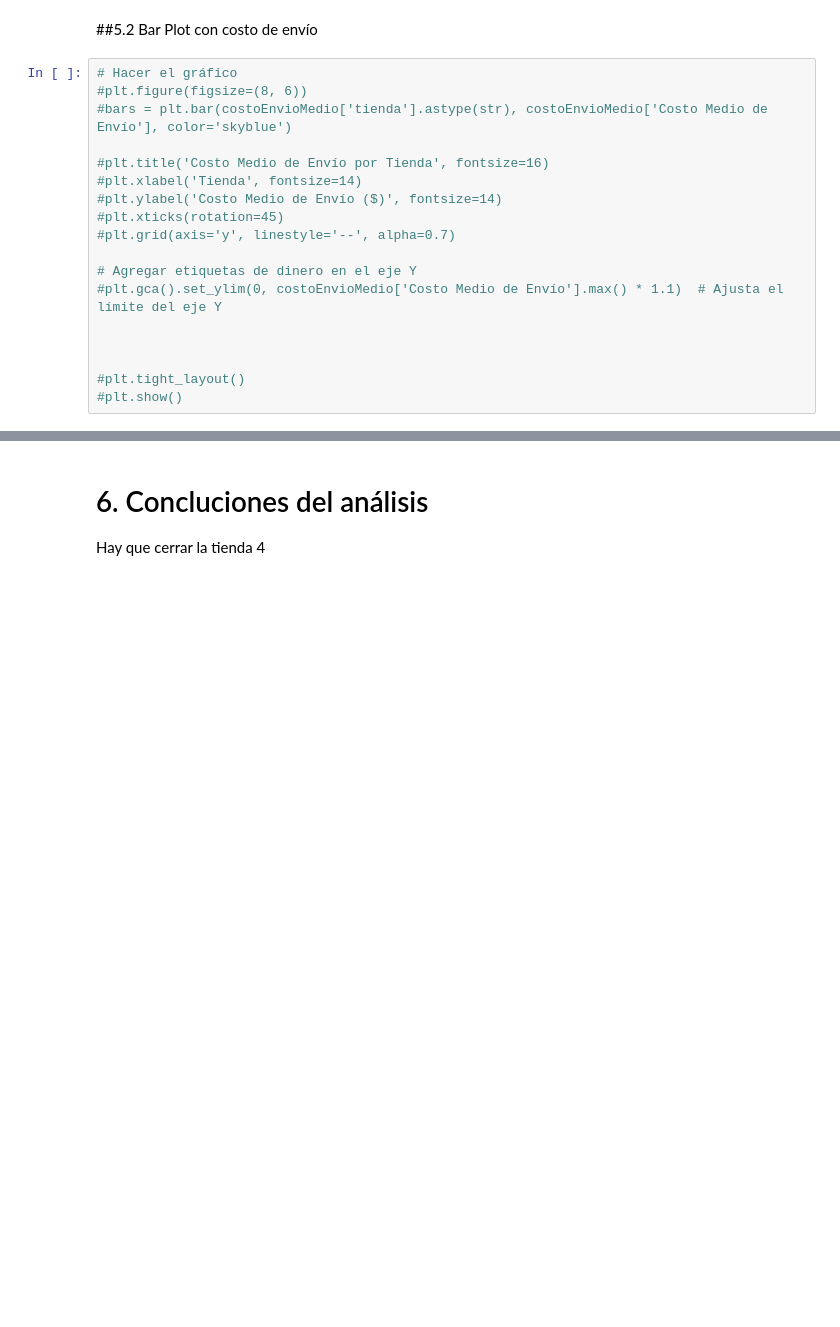
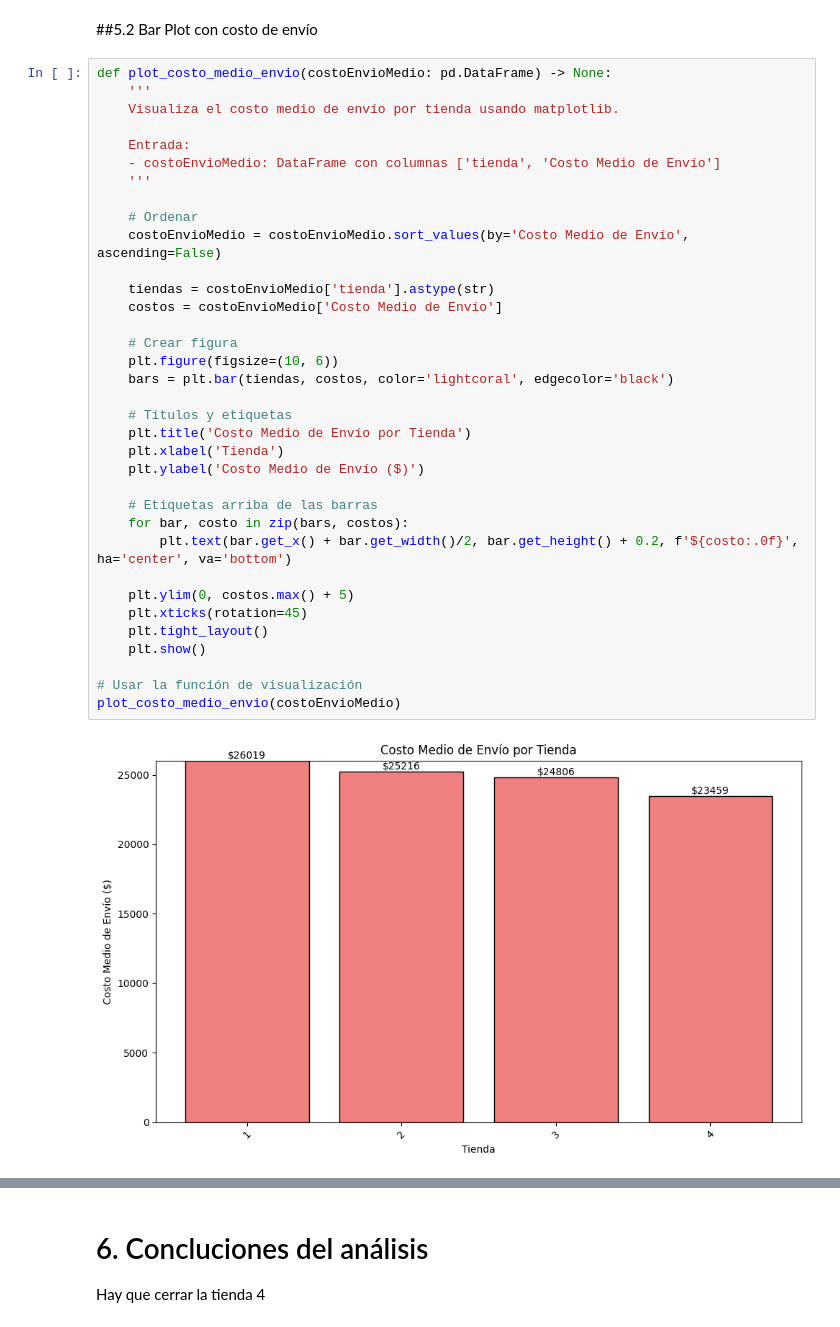
Before and after one commit to MaxCPietro/Challenge-PythonG8, a Jupyter notebook: AnalisisFacturacion_G8_C2.ipynb, the cells around one changed output, grey strips where cells are left out. Drawn from its saved outputs; the diff is of its cells as text; blank space fills up the shorter version.

```diff
--- a/AnalisisFacturacion_G8_C2.ipynb
+++ b/AnalisisFacturacion_G8_C2.ipynb
@@ -546,21 +546,40 @@ print(costoEnvioMedio)
 3       4              23459.46
 # %% [markdown]
 ##5.2 Bar Plot con costo de envío
-# %%
-# Hacer el gráfico
-#plt.figure(figsize=(8, 6))
-#bars = plt.bar(costoEnvioMedio['tienda'].astype(str), costoEnvioMedio['Costo Medio de Envío'], color='skyblue')
-
-#plt.title('Costo Medio de Envío por Tienda', fontsize=16)
-#plt.xlabel('Tienda', fontsize=14)
-#plt.ylabel('Costo Medio de Envío ($)', fontsize=14)
-#plt.xticks(rotation=45)
-#plt.grid(axis='y', linestyle='--', alpha=0.7)
-
-# Agregar etiquetas de dinero en el eje Y
-#plt.gca().set_ylim(0, costoEnvioMedio['Costo Medio de Envío'].max() * 1.1)  # Ajusta el límite del eje Y
-
-
-
-#plt.tight_layout()
-#plt.show()
+# %%
+def plot_costo_medio_envio(costoEnvioMedio: pd.DataFrame) -> None:
+    '''
+    Visualiza el costo medio de envío por tienda usando matplotlib.
+
+    Entrada:
+    - costoEnvioMedio: DataFrame con columnas ['tienda', 'Costo Medio de Envío']
+    '''
+
+    # Ordenar
+    costoEnvioMedio = costoEnvioMedio.sort_values(by='Costo Medio de Envío', ascending=False)
+
+    tiendas = costoEnvioMedio['tienda'].astype(str)
+    costos = costoEnvioMedio['Costo Medio de Envío']
+
+    # Crear figura
+    plt.figure(figsize=(10, 6))
+    bars = plt.bar(tiendas, costos, color='lightcoral', edgecolor='black')
+
+    # Títulos y etiquetas
+    plt.title('Costo Medio de Envío por Tienda')
+    plt.xlabel('Tienda')
+    plt.ylabel('Costo Medio de Envío ($)')
+
+    # Etiquetas arriba de las barras
+    for bar, costo in zip(bars, costos):
+        plt.text(bar.get_x() + bar.get_width()/2, bar.get_height() + 0.2, f'${costo:.0f}', ha='center', va='bottom')
+
+    plt.ylim(0, costos.max() + 5)
+    plt.xticks(rotation=45)
+    plt.tight_layout()
+    plt.show()
+
+# Usar la función de visualización
+plot_costo_medio_envio(costoEnvioMedio)
+# %% [output]
+[figure, added]
```
Also changed, not shown: parts of 5 cells of this notebook.
